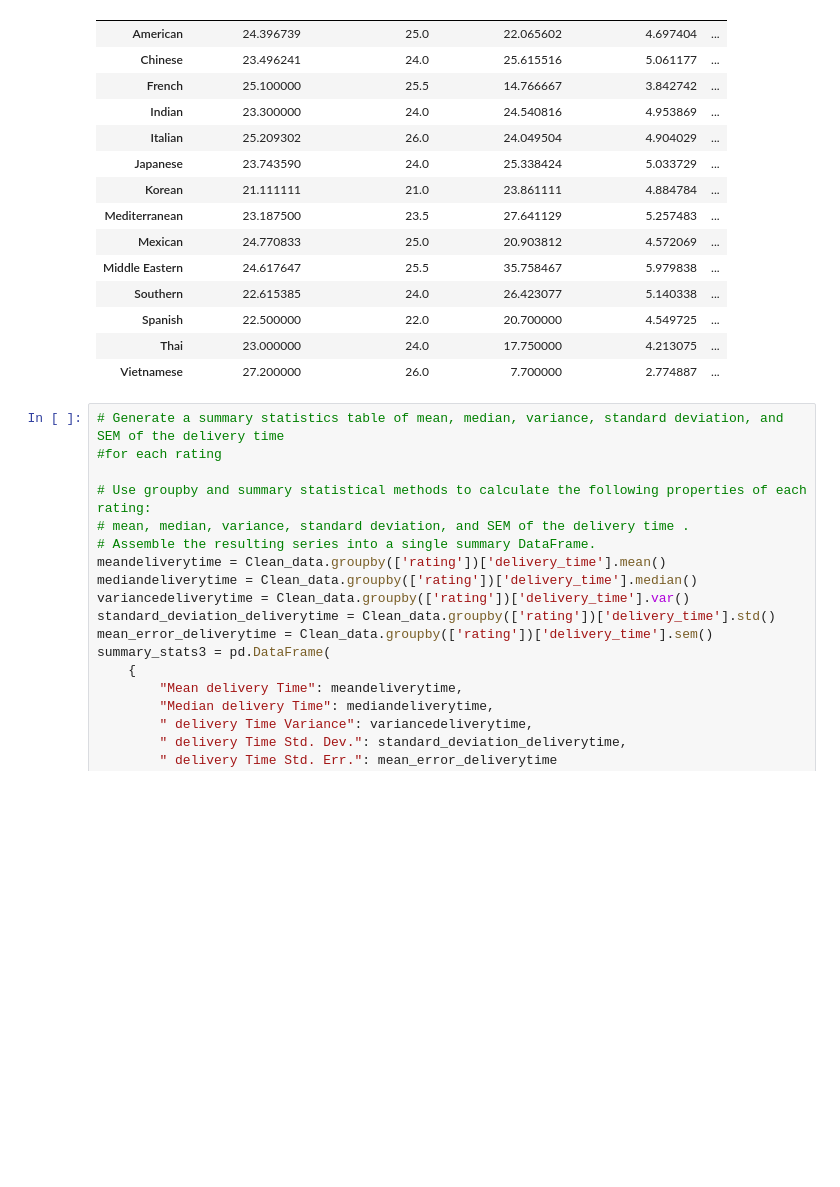
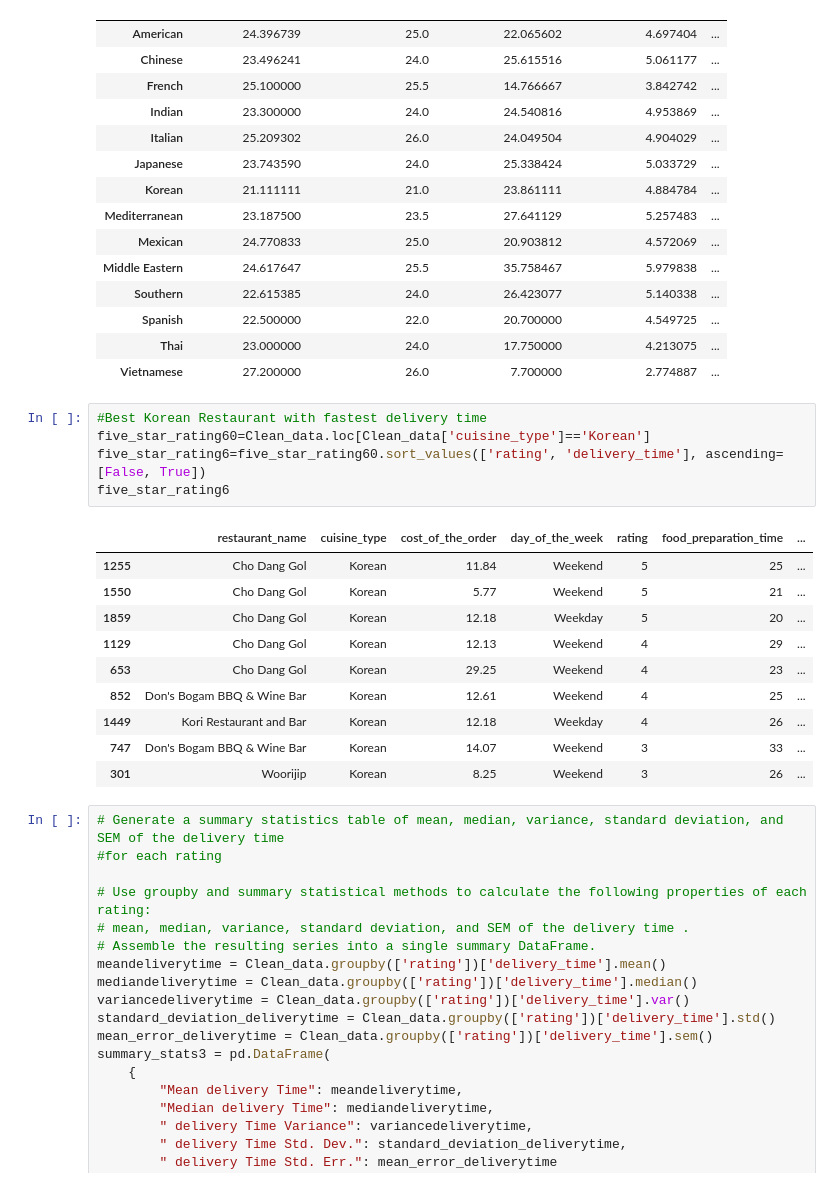
Before and after one commit to WanessaEdmond/GroupProjectFoodies, a Jupyter notebook: ny_foodies.ipynb, the cells around one changed output. Saved outputs shown, nothing was run; the diff lists cells and outputs as text; blank space fills up the shorter version.

```diff
--- a/ny_foodies.ipynb
+++ b/ny_foodies.ipynb
@@ -193,6 +193,22 @@ summary_stats2
 | Spanish | 22.500000 | 22.0 | 20.700000 | 4.549725 | ... |
 | Thai | 23.000000 | 24.0 | 17.750000 | 4.213075 | ... |
 | Vietnamese | 27.200000 | 26.0 | 7.700000 | 2.774887 | ... |
+# %%
+#Best Korean Restaurant with fastest delivery time
+five_star_rating60=Clean_data.loc[Clean_data['cuisine_type']=='Korean']
+five_star_rating6=five_star_rating60.sort_values(['rating', 'delivery_time'], ascending=[False, True])
+five_star_rating6
+# %% [output]
+|  | restaurant_name | cuisine_type | cost_of_the_order | day_of_the_week | rating | food_preparation_time | ... |
+| 1255 | Cho Dang Gol | Korean | 11.84 | Weekend | 5 | 25 | ... |
+| 1550 | Cho Dang Gol | Korean | 5.77 | Weekend | 5 | 21 | ... |
+| 1859 | Cho Dang Gol | Korean | 12.18 | Weekday | 5 | 20 | ... |
+| 1129 | Cho Dang Gol | Korean | 12.13 | Weekend | 4 | 29 | ... |
+| 653 | Cho Dang Gol | Korean | 29.25 | Weekend | 4 | 23 | ... |
+| 852 | Don's Bogam BBQ & Wine Bar | Korean | 12.61 | Weekend | 4 | 25 | ... |
+| 1449 | Kori Restaurant and Bar | Korean | 12.18 | Weekday | 4 | 26 | ... |
+| 747 | Don's Bogam BBQ & Wine Bar | Korean | 14.07 | Weekend | 3 | 33 | ... |
+| 301 | Woorijip | Korean | 8.25 | Weekend | 3 | 26 | ... |
 # %%
 # Generate a summary statistics table of mean, median, variance, standard deviation, and SEM of the delivery time
 #for each rating
```
Also changed, not shown: parts of 9 cells of this notebook.
